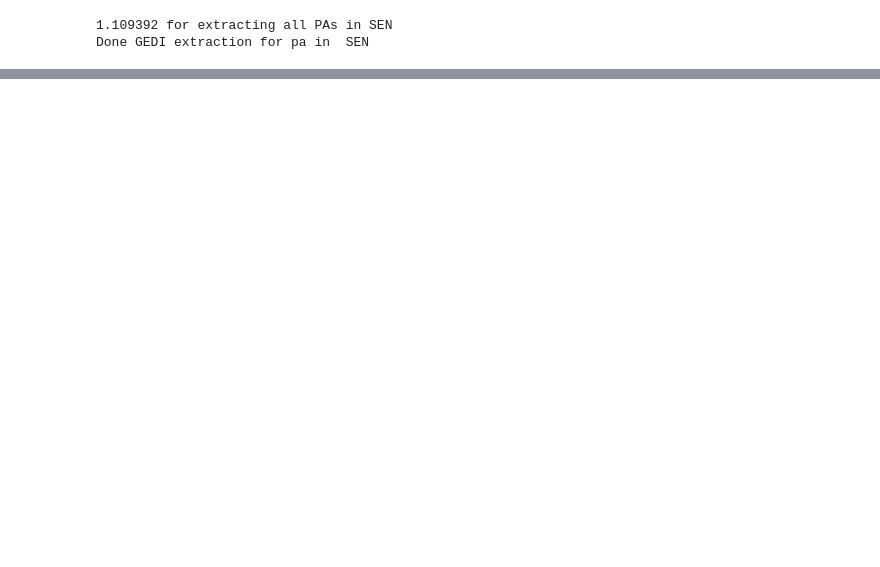
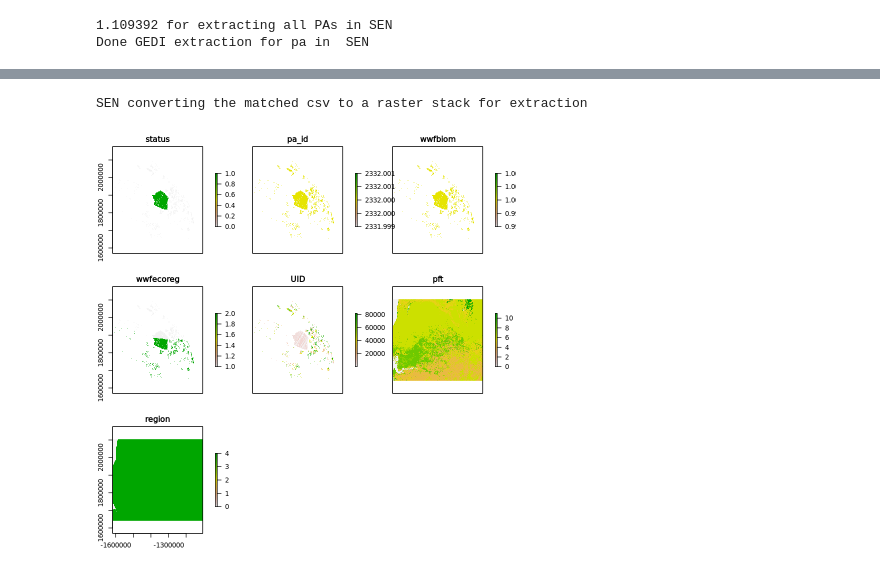
Before and after one commit to GEDI-PA/MAAP_GEDIAnalysis, a Jupyter notebook: global2.ipynb, the cells around one changed output, grey strips where cells are left out. Saved outputs shown, nothing was run; the diff lists cells and outputs as text; code cells hidden in the pictures; blank space fills up the shorter version.

```diff
--- a/global2.ipynb
+++ b/global2.ipynb
@@ -253,0 +376,13 @@ Done GEDI extraction for pa in  SEN
+# %%
+mras  <- tryCatch(matched2ras(matched),
+                      error=function(cond){
+                        message(cond)
+                        cat("Matched result is likely null for country", iso3,"pa", id_pa, "dimension of the match is", dim(matched),"\n")
+                        # writeLines("Matched results is likely null for country", paste(f.path,"WDPA_log/",iso3,"_log_matching.txt", sep=""))
+                        return(NULL)}) #convert the macthed df to a raster stack
+# %% [output]
+SEN converting the matched csv to a raster stack for extraction
+# %%
+plot(mras)
+# %% [output]
+[figure, added]
```
Also changed, not shown: parts of 34 cells of this notebook, 1 other file.
